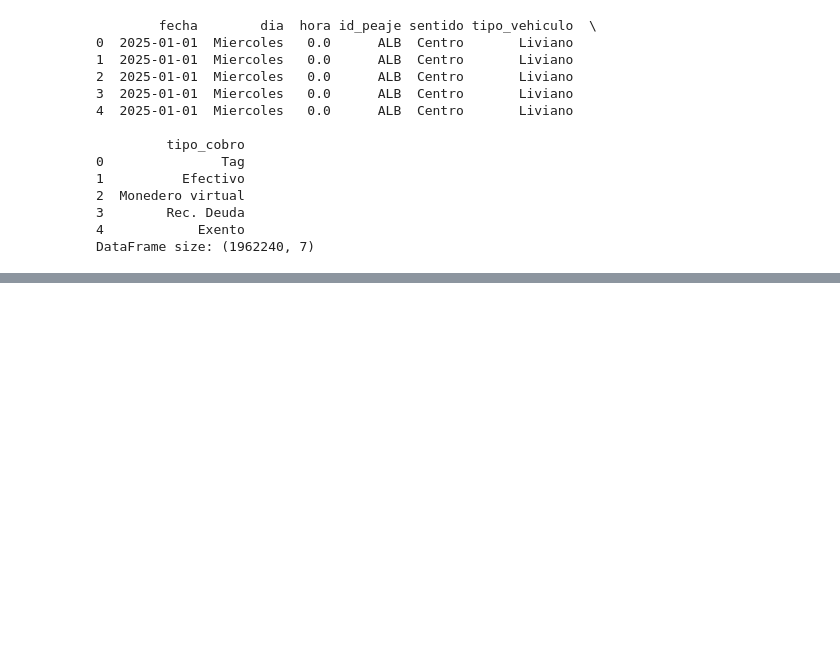
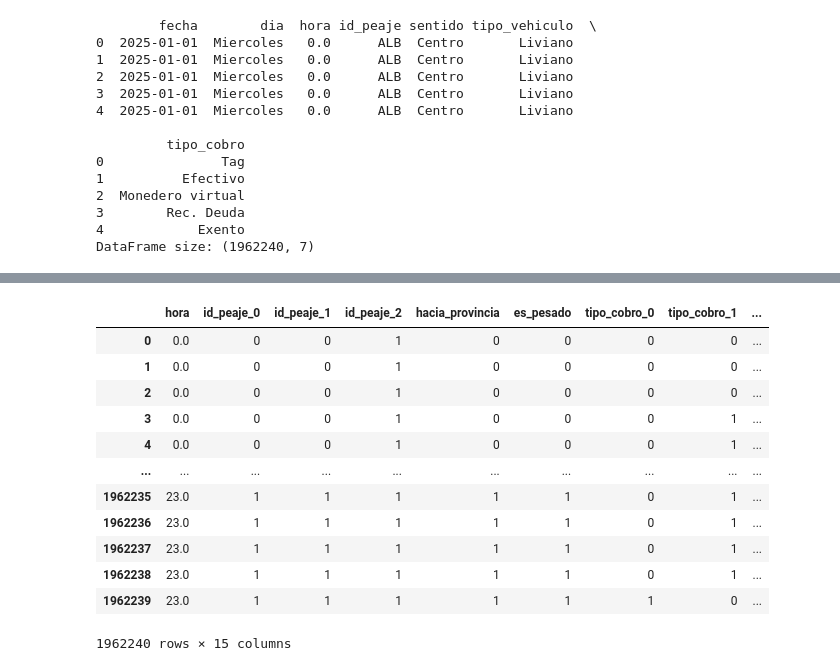
Before and after one commit to GuadiAguilera/TP_CDD, a Jupyter notebook: G13_Trabajo_Practico_Entrega_3.ipynb, the cells around one changed output, grey strips where cells are left out. Cells and saved outputs as stored; diff of their text form; code cells hidden in the pictures; blank space fills up the shorter version.

```diff
--- a/G13_Trabajo_Practico_Entrega_3.ipynb
+++ b/G13_Trabajo_Practico_Entrega_3.ipynb
@@ -544,8 +544,6 @@ DataFrame size: (1962240, 7)
 dataset2025_original = prepare_dataset("2025test1.csv")
 dataset2025 = encode_columns(dataset2025_original)
 # %%
-for i, x in dataset2025.iterrows():
-    x_df = pd.DataFrame([x])
-    scaler = StandardScaler()
-    x_df = pd.DataFrame(scaler.fit_transform(x_df), columns=x_df.columns)
-    y_pred = tree_model.predict(x_df)
+scaler = StandardScaler()
+test2025_scaled = pd.DataFrame(scaler.fit_transform(dataset2025), columns=dataset2025.columns)
+y_pred = rf_model.predict(dataset2025)
@@ -554,0 +550,17 @@ array([15.47478992])
+# %%
+dataset2025['pasos'] = y_pred
+dataset2025
+# %% [output]
+|  | hora | id_peaje_0 | id_peaje_1 | id_peaje_2 | hacia_provincia | es_pesado | tipo_cobro_0 | tipo_cobro_1 | ... |
+| 0 | 0.0 | 0 | 0 | 1 | 0 | 0 | 0 | 0 | ... |
+| 1 | 0.0 | 0 | 0 | 1 | 0 | 0 | 0 | 0 | ... |
+| 2 | 0.0 | 0 | 0 | 1 | 0 | 0 | 0 | 0 | ... |
+| 3 | 0.0 | 0 | 0 | 1 | 0 | 0 | 0 | 1 | ... |
+| 4 | 0.0 | 0 | 0 | 1 | 0 | 0 | 0 | 1 | ... |
+| ... | ... | ... | ... | ... | ... | ... | ... | ... | ... |
+| 1962235 | 23.0 | 1 | 1 | 1 | 1 | 1 | 0 | 1 | ... |
+| 1962236 | 23.0 | 1 | 1 | 1 | 1 | 1 | 0 | 1 | ... |
+| 1962237 | 23.0 | 1 | 1 | 1 | 1 | 1 | 0 | 1 | ... |
+| 1962238 | 23.0 | 1 | 1 | 1 | 1 | 1 | 0 | 1 | ... |
+| 1962239 | 23.0 | 1 | 1 | 1 | 1 | 1 | 1 | 0 | ... |
+1962240 rows × 15 columns
```
Also changed, not shown: parts of 3 cells of this notebook.
